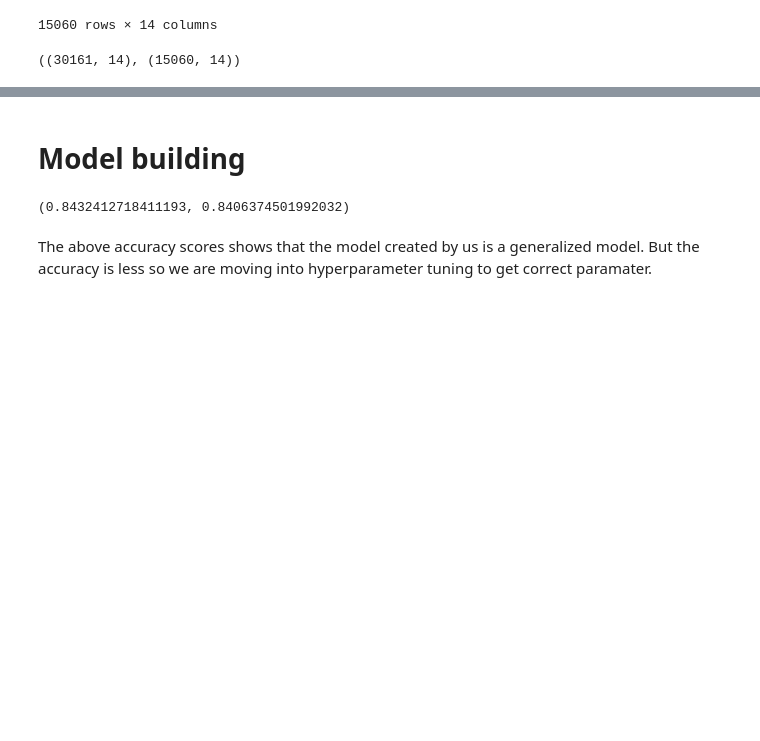
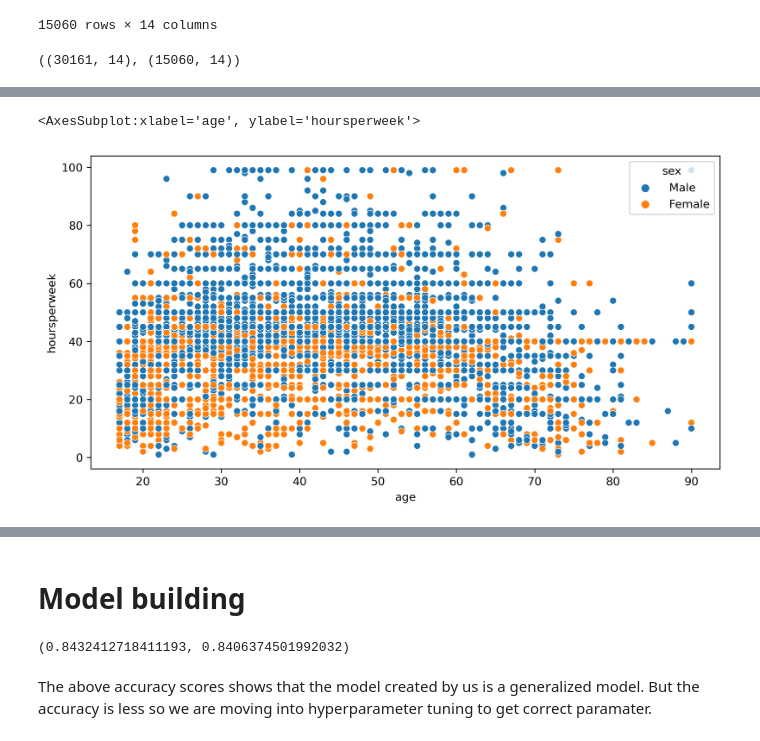
Before and after one commit to Apoorva023/Excelr-Assignment, a Jupyter notebook: SVM/Salary_SVM.ipynb, the cells around one changed output, grey strips where cells are left out. Cells and saved outputs as stored; diff of their text form; code cells hidden in the pictures; blank space fills up the shorter version.

```diff
--- a/SVM/Salary_SVM.ipynb
+++ b/SVM/Salary_SVM.ipynb
@@ -57,3 +88,8 @@ df_train.shape, df_test.shape
+# %%
+ sns.scatterplot(x='age',y='hoursperweek', hue='sex', data=df_test)
+# %% [output]
+<AxesSubplot:xlabel='age', ylabel='hoursperweek'>
+[figure, added]
 # %%
 categ = ['workclass','education','maritalstatus','occupation','relationship','race','sex','native','Salary']
 
```
Also changed, not shown: parts of 4 cells of this notebook, 1 other file.
